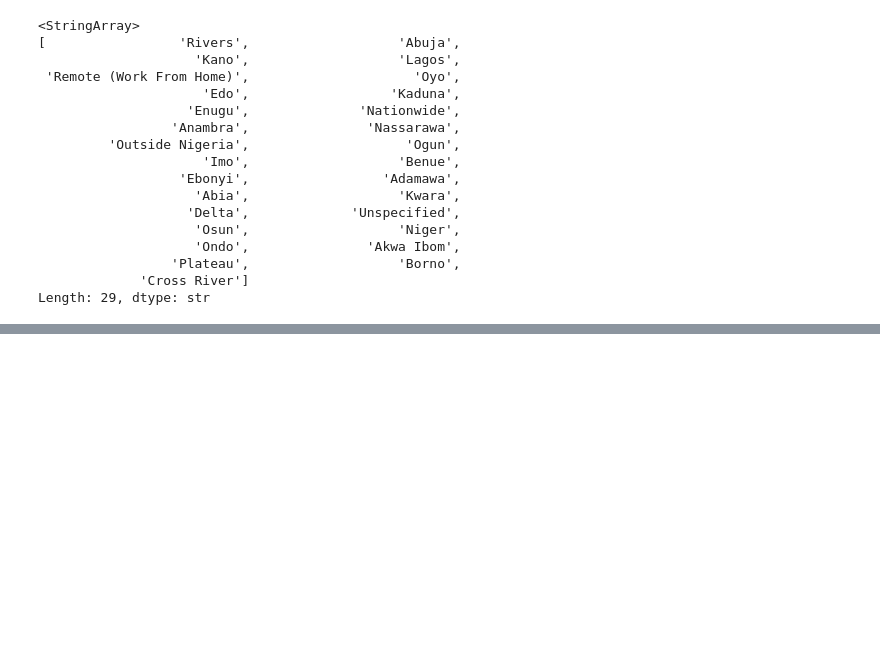
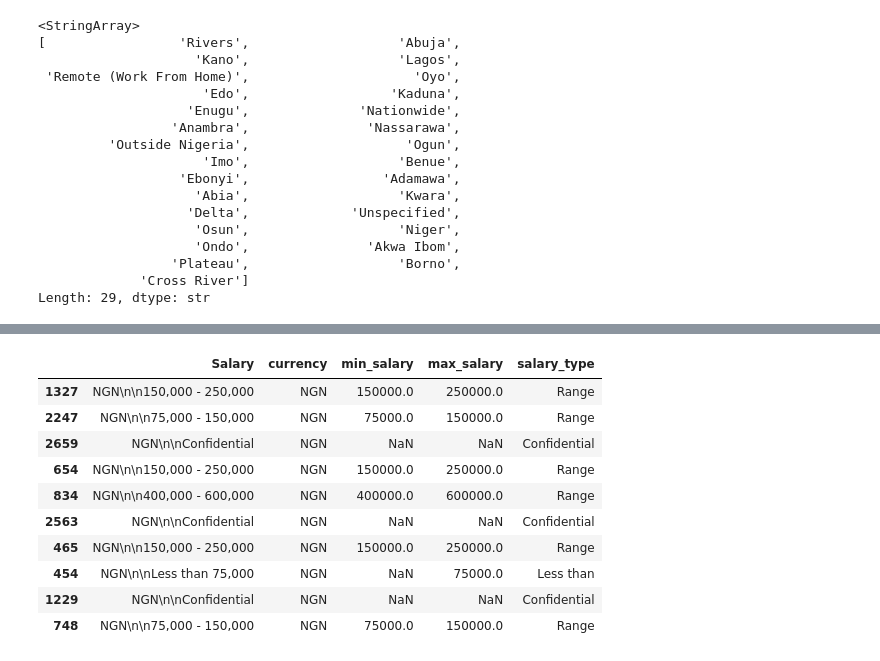
Before and after one commit to kosi345/nigerian-job-market-eda, a Jupyter notebook: cleaning.ipynb, the cells around one changed output, grey strips where cells are left out. Cells and saved outputs as stored; diff of their text form; code cells hidden in the pictures; blank space fills up the shorter version.

Commit message:
Parse Salary into currency, min_salary, max_salary, salary_type

```diff
--- a/cleaning.ipynb
+++ b/cleaning.ipynb
@@ -207,0 +254,48 @@ Length: 29, dtype: str
+# %%
+df.loc[df['Salary'] == 'NGN\n\n150 - 300', 'Salary'] = 'USD\n\n150 - 300'
+# %%
+import re
+import numpy as np
+
+def parse_salary(val):
+    currency, amount = val.split('\n\n')
+    amount = amount.strip()
+
+    if amount in ['Confidential', 'Commission Only']:
+        return pd.Series([currency, np.nan, np.nan, amount])
+
+    if amount.startswith('Less than'):
+        num = float(re.sub(r'[^\d.]', '', amount))
+        return pd.Series([currency, np.nan, num, 'Less than'])
+
+    if amount.startswith('Above'):
+        num = float(re.sub(r'[^\d.]', '', amount))
+        return pd.Series([currency, num, np.nan, 'Above'])
+
+    if amount.startswith('More than'):
+        num = float(re.sub(r'[^\d.]', '', amount))
+        return pd.Series([currency, num, np.nan, 'More than'])
+
+    # standard range, e.g. "75,000 - 150,000"
+    parts = amount.split('-')
+    low = float(re.sub(r'[^\d.]', '', parts[0]))
+    high = float(re.sub(r'[^\d.]', '', parts[1]))
+    return pd.Series([currency, low, high, 'Range'])
+
+df[['currency', 'min_salary', 'max_salary', 'salary_type']] = df['Salary'].apply(parse_salary)
+# %%
+df['salary_type'].value_counts()
+df['currency'].value_counts()
+df[['Salary', 'currency', 'min_salary', 'max_salary', 'salary_type']].sample(10)
+# %% [output]
+|  | Salary | currency | min_salary | max_salary | salary_type |
+| 1327 | NGN\n\n150,000 - 250,000 | NGN | 150000.0 | 250000.0 | Range |
+| 2247 | NGN\n\n75,000 - 150,000 | NGN | 75000.0 | 150000.0 | Range |
+| 2659 | NGN\n\nConfidential | NGN | NaN | NaN | Confidential |
+| 654 | NGN\n\n150,000 - 250,000 | NGN | 150000.0 | 250000.0 | Range |
+| 834 | NGN\n\n400,000 - 600,000 | NGN | 400000.0 | 600000.0 | Range |
+| 2563 | NGN\n\nConfidential | NGN | NaN | NaN | Confidential |
+| 465 | NGN\n\n150,000 - 250,000 | NGN | 150000.0 | 250000.0 | Range |
+| 454 | NGN\n\nLess than 75,000 | NGN | NaN | 75000.0 | Less than |
+| 1229 | NGN\n\nConfidential | NGN | NaN | NaN | Confidential |
+| 748 | NGN\n\n75,000 - 150,000 | NGN | 75000.0 | 150000.0 | Range |
```
Also changed, not shown: parts of 6 cells of this notebook.
